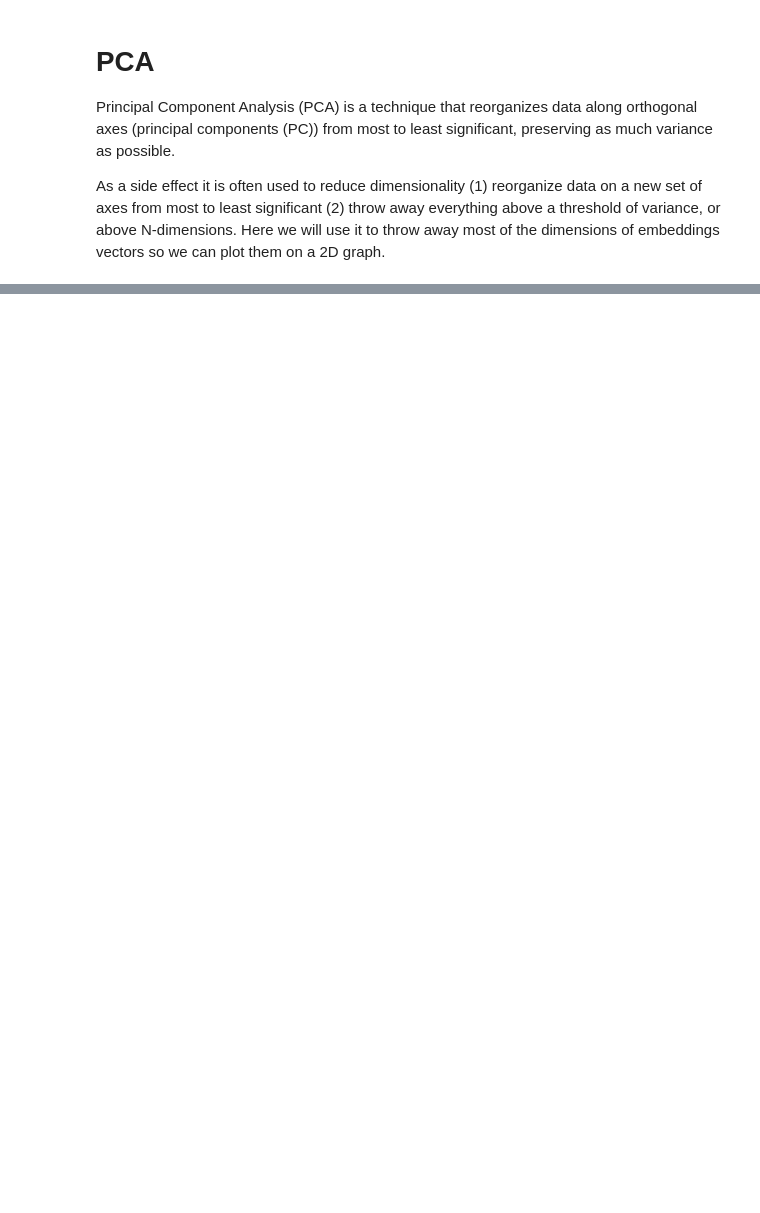
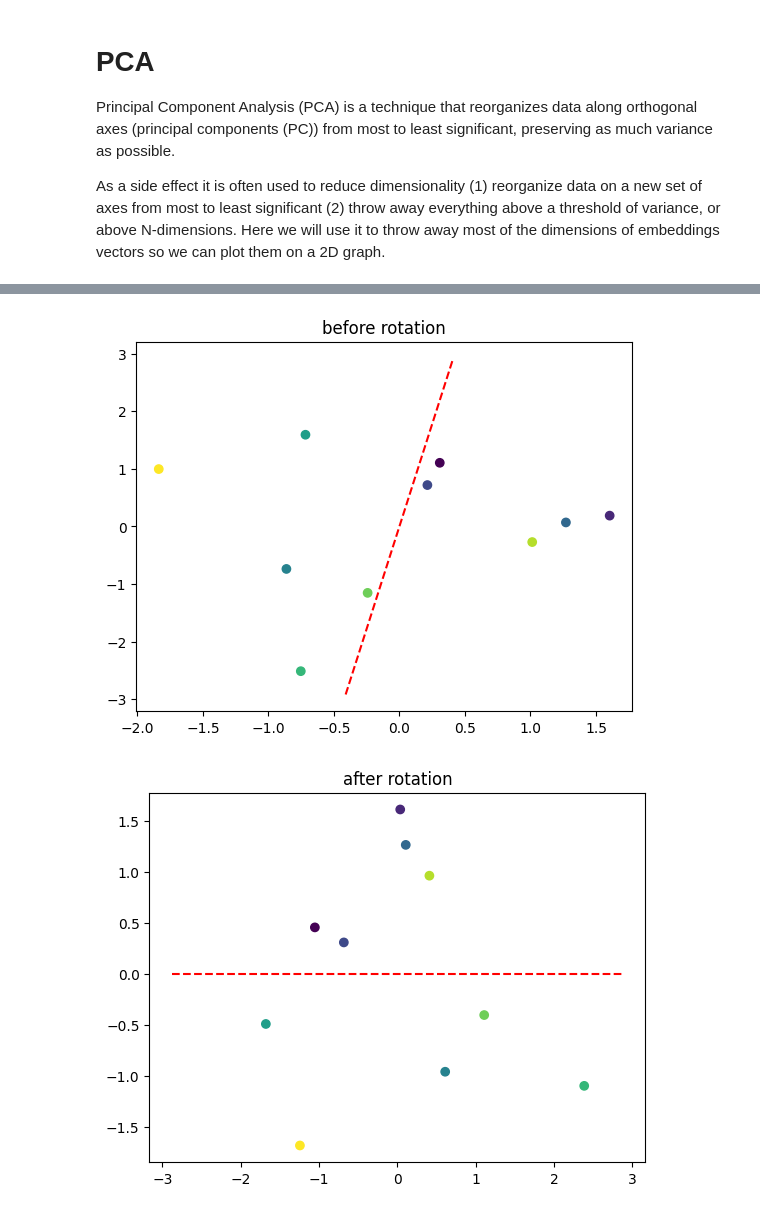
Before and after one commit to peluche/embeddings_necronomicon, a Jupyter notebook: pca.ipynb, the cells around one changed output, grey strips where cells are left out. Saved outputs shown, nothing was run; the diff lists cells and outputs as text; code cells hidden in the pictures; blank space fills up the shorter version.

```diff
--- a/pca.ipynb
+++ b/pca.ipynb
@@ -148,0 +90,22 @@ indices=tensor([5, 6]))
+# %%
+# rotate the world so the line is horizontal (becomes your new X-axis)
+colors = torch.arange(len(normalized_x))
+
+plt.scatter(normalized_x[:, 0], normalized_x[:, 1], c=colors, cmap='viridis')
+plot_line(plt, best_angle)
+plt.title('before rotation')
+plt.show()
+
+angle = math.radians(best_angle)
+rotation_matrix = torch.tensor([[math.cos(angle), -math.sin(angle)], [math.sin(angle), math.cos(angle)]])
+rotated_x = torch.zeros_like(normalized_x)
+for i, point in enumerate(normalized_x):
+    rotated_x[i] = rotation_matrix @ point
+
+plt.scatter(rotated_x[:, 0], rotated_x[:, 1], c=colors, cmap='viridis')
+plot_line(plt, 0)
+plt.title('after rotation')
+plt.show()
+# %% [output]
+[figure, added]
+[figure, added]
```
Also changed, not shown: parts of 6 cells of this notebook.
